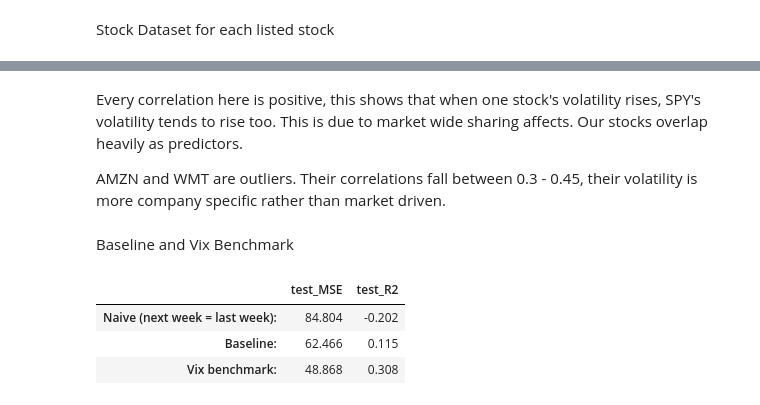
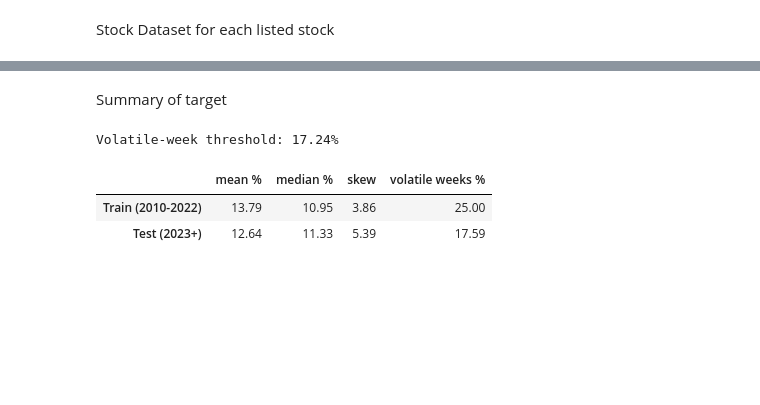
Before and after one commit to clayhunt/381-Final-Project, a Jupyter notebook: Install_finance.ipynb, the cells around one changed output, grey strips where cells are left out. Saved outputs shown, nothing was run; the diff lists cells and outputs as text; code cells hidden in the pictures; blank space fills up the shorter version.

```diff
--- a/Install_finance.ipynb
+++ b/Install_finance.ipynb
@@ -245,37 +173,21 @@ plt.show()
-# %% [markdown]
-Every correlation here is positive, this shows that when one stock's volatility rises, SPY's volatility tends to rise too. This is due to market wide sharing affects. Our stocks overlap heavily as predictors.
-
-AMZN and WMT are outliers. Their correlations fall between 0.3 - 0.45, their volatility is more company specific rather than market driven.
 # %% [markdown]
-Baseline and  Vix Benchmark
+Summary of target
 # %%
-BASELINE_COLS = ["spy_vol_5d", "spy_vol_21d", "spy_vol_63d"]
+# Volatile week: top 25% of training weeks
+threshold = y_train.quantile(0.75)
+spy_volatile = (combined["target"] > threshold).astype(int) # classification
+target_summary = pd.DataFrame({
+    "mean %": [y_train.mean(), y_test.mean()],
+    "median %": [y_train.median(), y_test.median()],
+    "skew": [y_train.skew(), y_test.skew()],
+    "volatile weeks %": [spy_volatile[train.index].mean() * 100,
+                         spy_volatile[test.index].mean() * 100],
+}, index=["Train (2010-2022)", "Test (2023+)"]).round(2)
 
-def fit_and_score(cols):
-    """
-    Fit model and score on given columns
-    """
-    model = LinearRegression().fit(X_train[cols], y_train)
-    pred = model.predict(X_test[cols])
-    scores = {"test_MSE": mean_squared_error(y_test, pred),
-              "test_R2": r2_score(y_test, pred)
-              }
-    return scores, model
-
-naive_scores = {"test_MSE": mean_squared_error(y_test, X_test["spy_vol_5d"]),
-                "test_R2": r2_score(y_test, X_test["spy_vol_5d"])}
-
-baseline_scores, baseline_model = fit_and_score(BASELINE_COLS)
-vix_scores, vix_model = fit_and_score(BASELINE_COLS + ["vix"])
-
-benchmark_table = pd.DataFrame({
-    "Naive (next week = last week):": naive_scores,
-    "Baseline:": baseline_scores,
-    "Vix benchmark:": vix_scores,
-}).T.round(3)
-benchmark_table
+print(f"Volatile-week threshold: {threshold:.2f}%")
+target_summary
 # %% [output]
+Volatile-week threshold: 17.24%
-|  | test_MSE | test_R2 |
-| Naive (next week = last week): | 84.804 | -0.202 |
-| Baseline: | 62.466 | 0.115 |
-| Vix benchmark: | 48.868 | 0.308 |
+|  | mean % | median % | skew | volatile weeks % |
+| Train (2010-2022) | 13.79 | 10.95 | 3.86 | 25.00 |
+| Test (2023+) | 12.64 | 11.33 | 5.39 | 17.59 |
```
Also changed, not shown: parts of 42 cells of this notebook.
